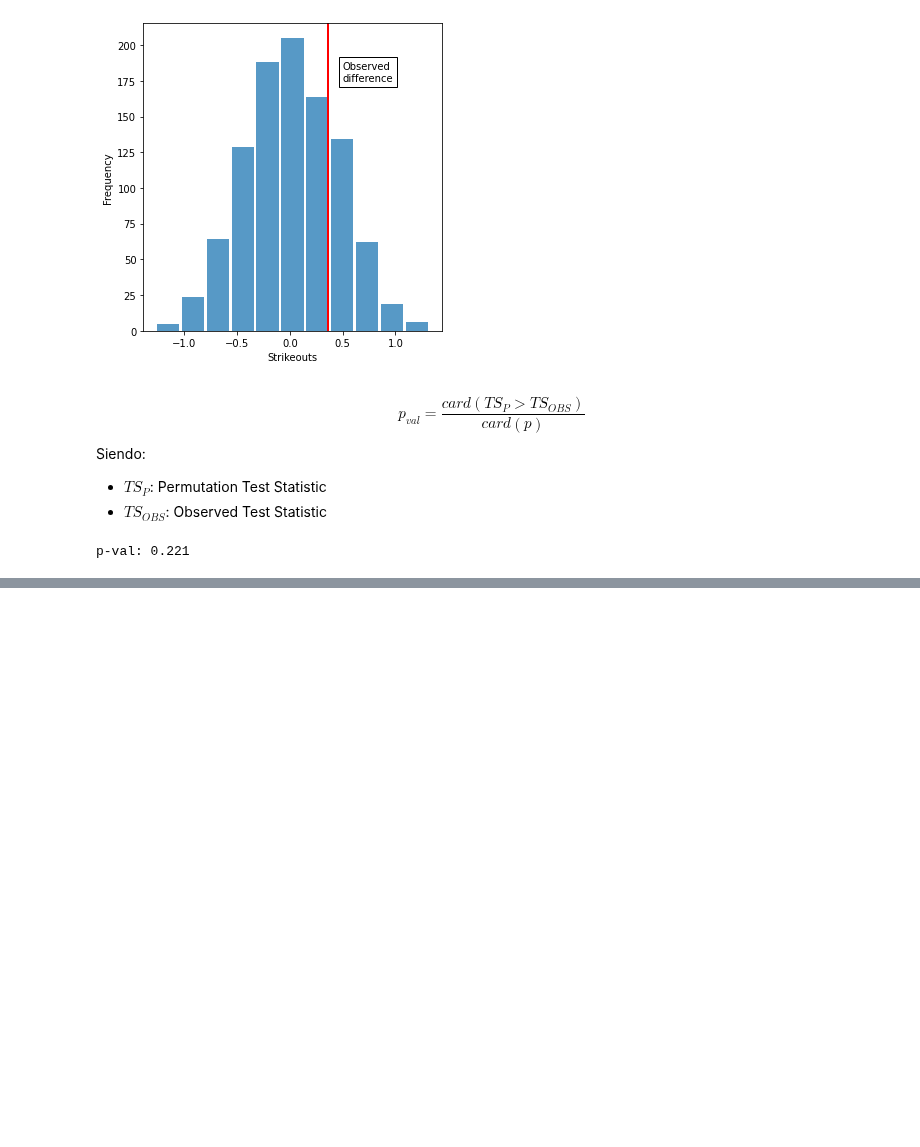
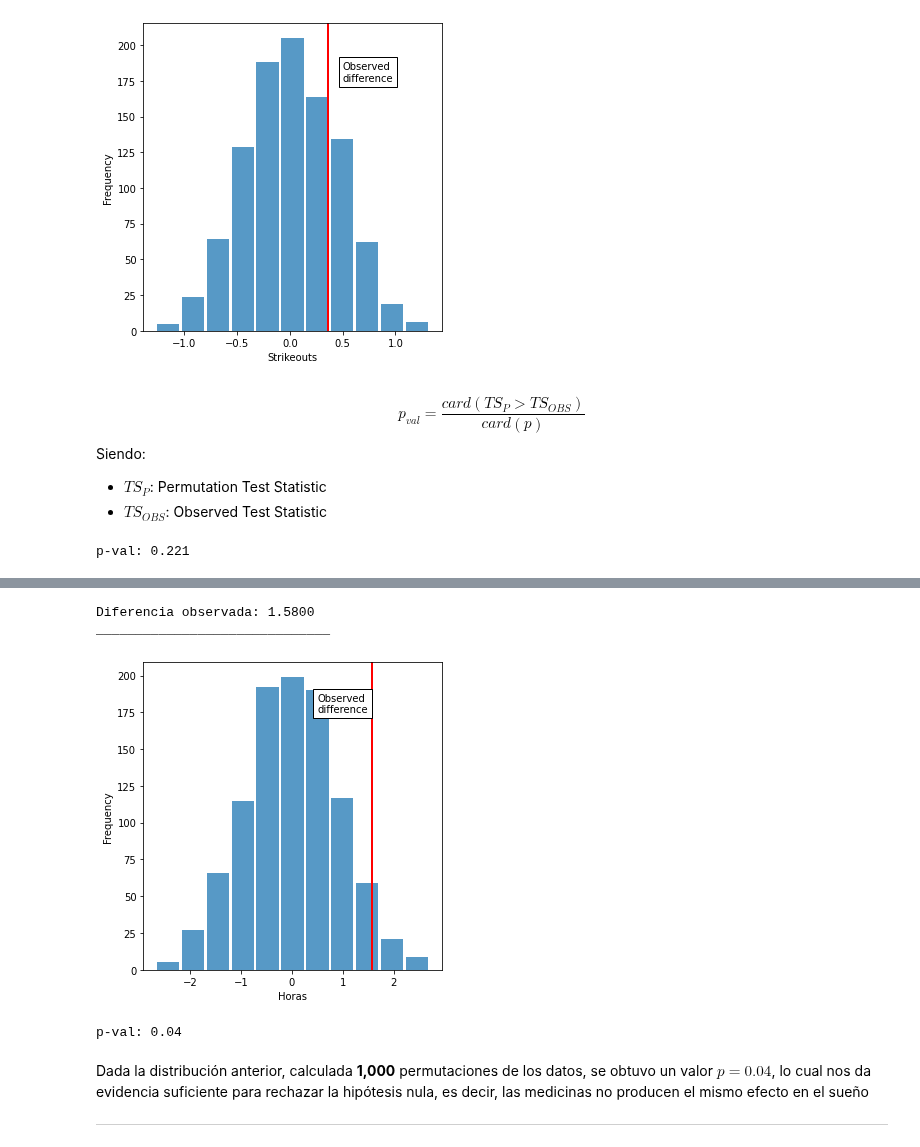
Before and after one commit to CAMM961001/itam-mcd, a Jupyter notebook: fundamentos-estadisticos/libros/pruebas_hipotesis.ipynb, the cells around one changed output, grey strips where cells are left out. Cells and saved outputs as stored; diff of their text form; code cells hidden in the pictures; blank space fills up the shorter version.

Commit message:
Ejercicios dormir.csv

```diff
--- a/fundamentos-estadisticos/libros/pruebas_hipotesis.ipynb
+++ b/fundamentos-estadisticos/libros/pruebas_hipotesis.ipynb
@@ -189,0 +195,5 @@ p-val: 0.221
+# %%
+#Se obtiene dataset original
+file_path = "datos\\dormir.csv"
+dormir = pd.read_csv(os.path.join(path_asignatura, file_path), usecols=['ID','medicina_1','medicina_2'])
+dormir
@@ -189,0 +221,10 @@ p-val: 0.221
+# %%
+#Se cambia la forma del Dataframe
+med_1 = dormir[['medicina_1']].copy().rename(columns={'medicina_1':'horas'})
+med_1['med'] = 1
+
+med_2 = dormir[['medicina_2']].copy().rename(columns={'medicina_2':'horas'})
+med_2['med'] = 2
+
+dormir = pd.concat([med_1, med_2], axis=0, ignore_index=True)
+dormir
@@ -189,0 +249,35 @@ p-val: 0.221
+# %%
+mean_1 = dormir[dormir['med'] == 1]['horas'].mean()
+mean_2 = dormir[dormir['med'] == 2]['horas'].mean()
+print(f"Diferencia observada: {mean_2 - mean_1:.4f}\n{'_'*30}")
+# %% [output]
+Diferencia observada: 1.5800
+______________________________
+# %%
+nA = dormir[dormir['med'] == 1].shape[0]
+nB = dormir[dormir['med'] == 2].shape[0]
+
+#Ejecutando 1,000 iteraciones
+n = 1_000
+random.seed(1)
+perm_diffs = [perm_fun(dormir['horas'], nA, nB) for _ in range(n)]
+
+fig, ax = plt.subplots(figsize=(5, 5))
+ax.hist(perm_diffs, bins=11, rwidth=0.9, alpha=0.75)
+ax.axvline(x = mean_2 - mean_1, color='red', lw=2)
+ax.text(0.5, 175, 'Observed\ndifference', bbox={'facecolor':'white'})
+ax.set_xlabel('Horas')
+ax.set_ylabel('Frequency')
+
+plt.tight_layout()
+plt.show()
+# %% [output]
+[figure, added]
+# %%
+print(f"p-val: {sum(perm_diffs > (mean_2 - mean_1)) / n}")
+# %% [output]
+p-val: 0.04
+# %% [markdown]
+Dada la distribución anterior, calculada **1,000** permutaciones de los datos, se obtuvo un valor $p=0.04$, lo cual nos da evidencia suficiente para rechazar la hipótesis nula, es decir, las medicinas no producen el mismo efecto en el sueño
+
+---
```
Also changed, not shown: parts of 8 cells of this notebook.
